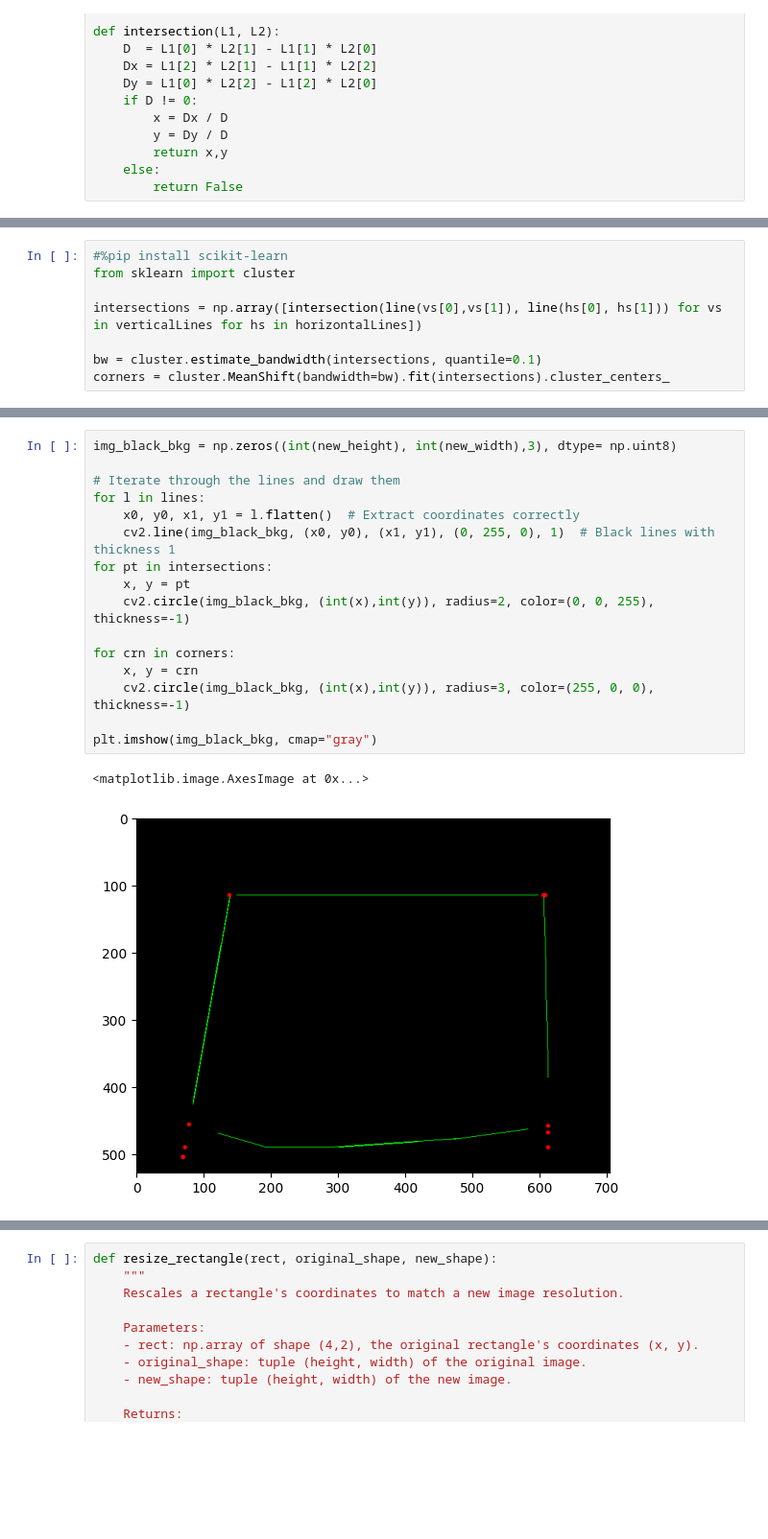
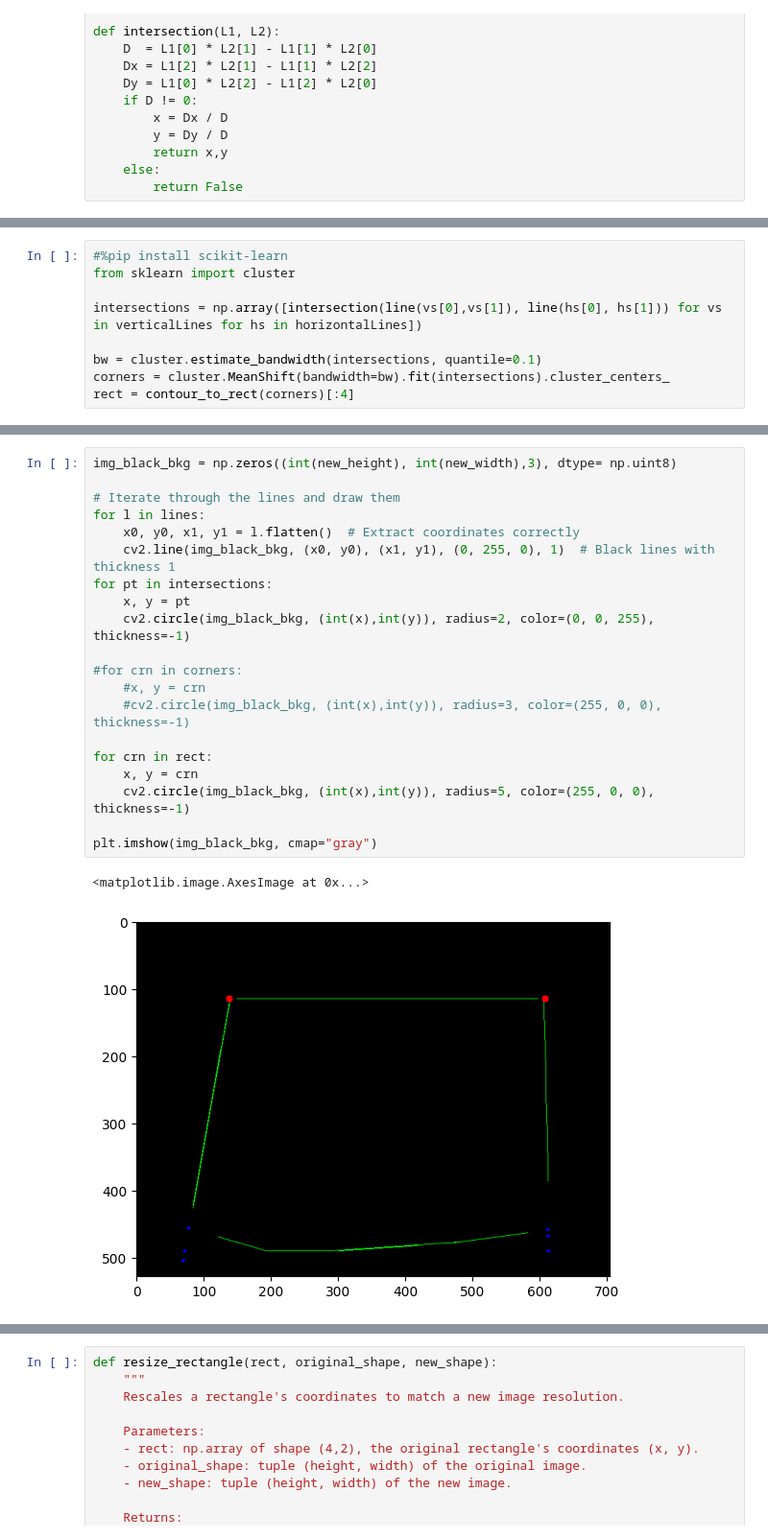
Before and after one commit to skeilbach/receipt2json, a Jupyter notebook: Yolov11CustomReceiptDetection.ipynb, the cells around one changed output, grey strips where cells are left out. Shown at 96% size. Saved outputs shown, nothing was run; the diff lists cells and outputs as text; blank space fills up the shorter version.

```diff
--- a/Yolov11CustomReceiptDetection.ipynb
+++ b/Yolov11CustomReceiptDetection.ipynb
@@ -328,3 +335,4 @@ intersections = np.array([intersection(line(vs[0],vs[1]), line(hs[0], hs[1])) fo
 
 bw = cluster.estimate_bandwidth(intersections, quantile=0.1)
 corners = cluster.MeanShift(bandwidth=bw).fit(intersections).cluster_centers_
+rect = contour_to_rect(corners)[:4]
@@ -331,19 +372,23 @@ corners = cluster.MeanShift(bandwidth=bw).fit(intersections).cluster_centers_
 # %%
 img_black_bkg = np.zeros((int(new_height), int(new_width),3), dtype= np.uint8)
 
 # Iterate through the lines and draw them
 for l in lines:
     x0, y0, x1, y1 = l.flatten()  # Extract coordinates correctly
     cv2.line(img_black_bkg, (x0, y0), (x1, y1), (0, 255, 0), 1)  # Black lines with thickness 1
 for pt in intersections:
     x, y = pt
     cv2.circle(img_black_bkg, (int(x),int(y)), radius=2, color=(0, 0, 255), thickness=-1)
 
-for crn in corners:
+#for crn in corners:
+    #x, y = crn
+    #cv2.circle(img_black_bkg, (int(x),int(y)), radius=3, color=(255, 0, 0), thickness=-1)
+
+for crn in rect:
     x, y = crn
-    cv2.circle(img_black_bkg, (int(x),int(y)), radius=3, color=(255, 0, 0), thickness=-1)
+    cv2.circle(img_black_bkg, (int(x),int(y)), radius=5, color=(255, 0, 0), thickness=-1)
 
 plt.imshow(img_black_bkg, cmap="gray")
 # %% [output]
 <matplotlib.image.AxesImage at 0x...>
-[figure, old version]
+[figure, new version]
```
Also changed, not shown: parts of 7 cells of this notebook.
